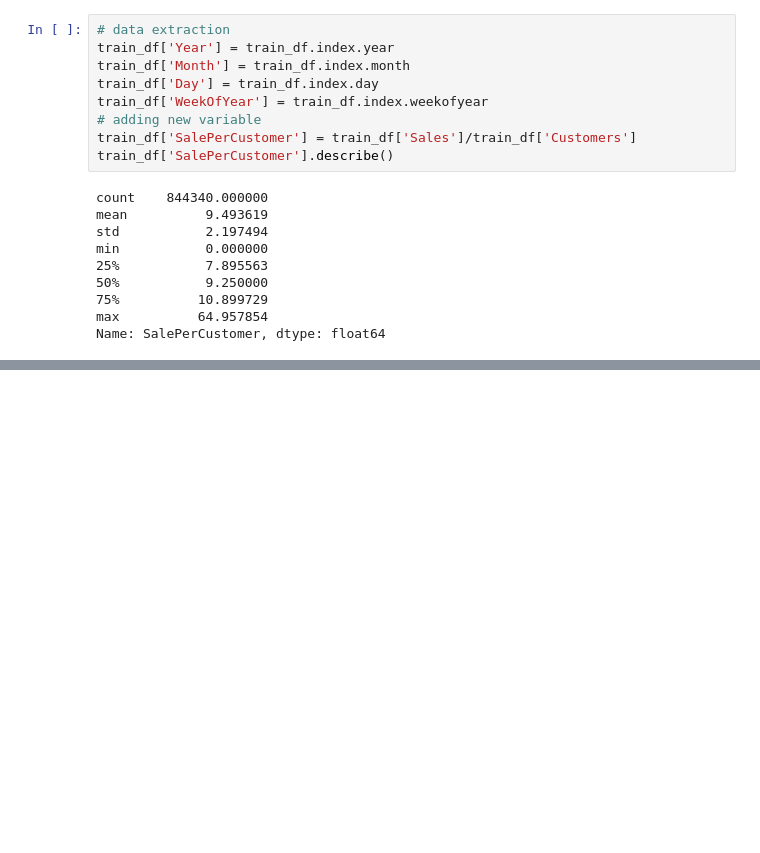
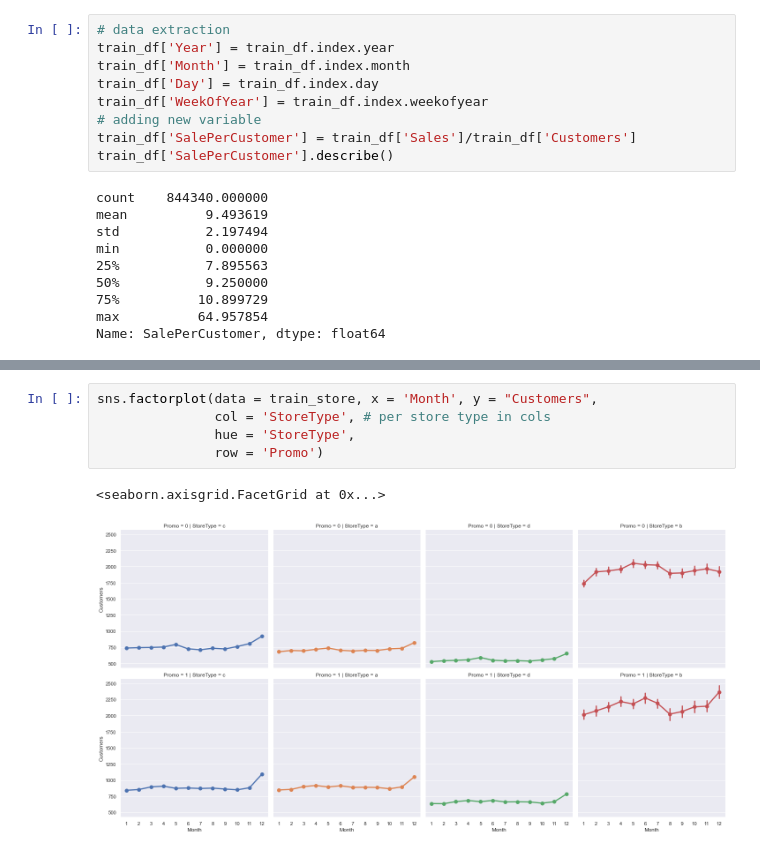
Before and after one commit to michaelgetachew-abebe/Pharmaceutical-Sales-Prediction_Rossmann, a Jupyter notebook: notebooks/explratory_data_analysis.ipynb, the cells around one changed output, grey strips where cells are left out. Saved outputs shown, nothing was run; the diff lists cells and outputs as text; blank space fills up the shorter version.

```diff
--- a/notebooks/explratory_data_analysis.ipynb
+++ b/notebooks/explratory_data_analysis.ipynb
@@ -62,0 +223,8 @@ Name: SalePerCustomer, dtype: float64
+# %%
+sns.factorplot(data = train_store, x = 'Month', y = "Customers",
+               col = 'StoreType', # per store type in cols
+               hue = 'StoreType',
+               row = 'Promo')
+# %% [output]
+<seaborn.axisgrid.FacetGrid at 0x...>
+[figure, added]
```
Also changed, not shown: parts of 19 cells of this notebook.
